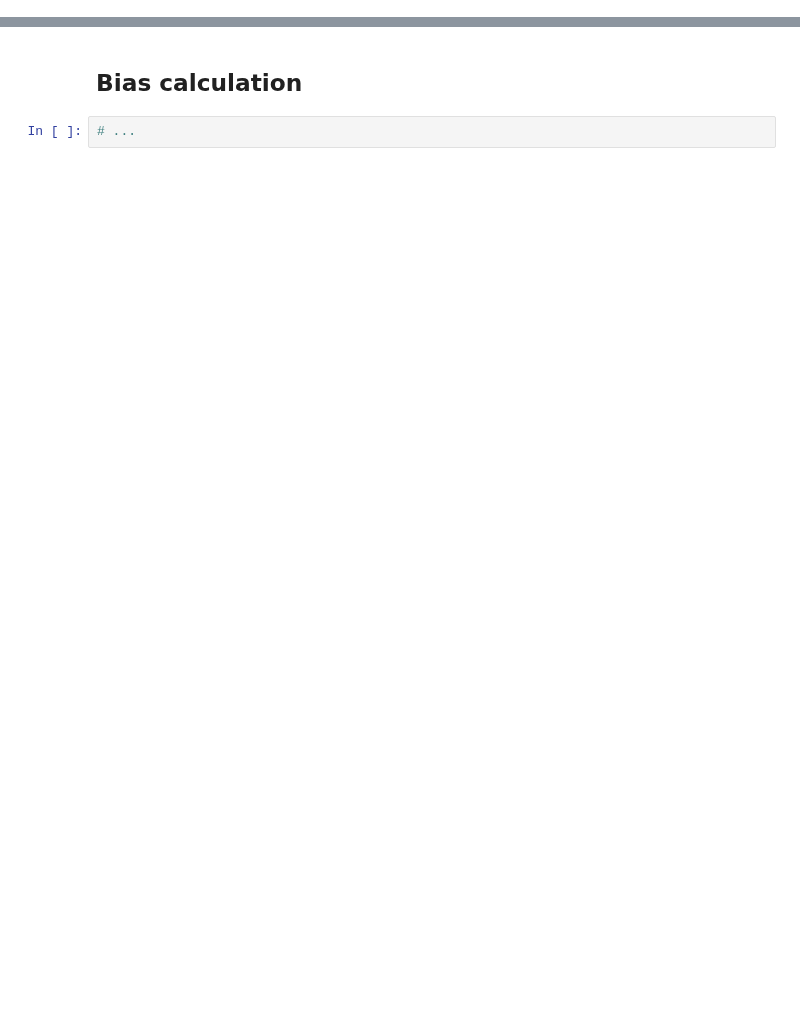
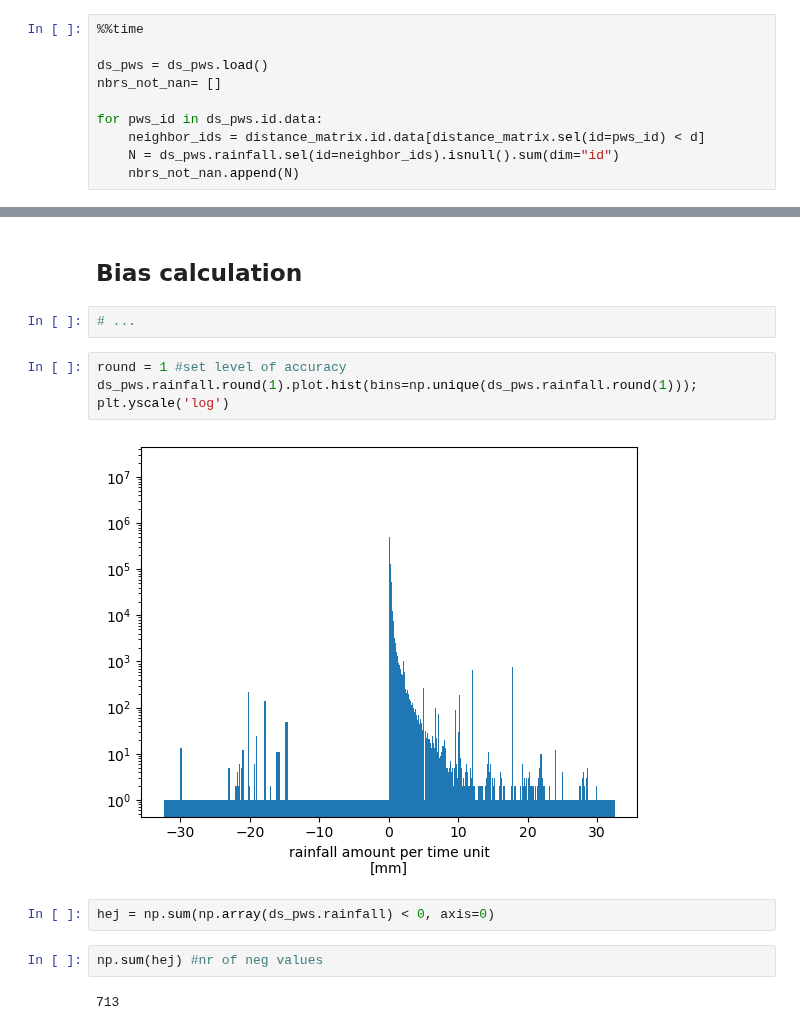
Before and after one commit to lepetersson/pypwsqc, a Jupyter notebook: docs/notebooks/HI_filter.ipynb, the cells around one changed output, grey strips where cells are left out. Drawn from its saved outputs; the diff is of its cells as text; blank space fills up the shorter version.

Commit message:
draft HI filter, added data variables

```diff
--- a/docs/notebooks/HI_filter.ipynb
+++ b/docs/notebooks/HI_filter.ipynb
@@ -242,0 +81,10 @@ array(0.101)
+# %%
+%%time
+
+ds_pws = ds_pws.load()
+nbrs_not_nan= []
+
+for pws_id in ds_pws.id.data:
+    neighbor_ids = distance_matrix.id.data[distance_matrix.sel(id=pws_id) < d]
+    N = ds_pws.rainfall.sel(id=neighbor_ids).isnull().sum(dim="id")
+    nbrs_not_nan.append(N)
@@ -289,3 +213,15 @@ for i in np.arange(np.shape(pws_data)[0]):
 ## Bias calculation
 # %%
 # ...
+# %%
+round = 1 #set level of accuracy
+ds_pws.rainfall.round(1).plot.hist(bins=np.unique(ds_pws.rainfall.round(1)));
+plt.yscale('log')
+# %% [output]
+[figure, added]
+# %%
+hej = np.sum(np.array(ds_pws.rainfall) < 0, axis=0)
+# %%
+np.sum(hej) #nr of neg values
+# %% [output]
+713
```
Also changed, not shown: parts of 41 cells of this notebook.
